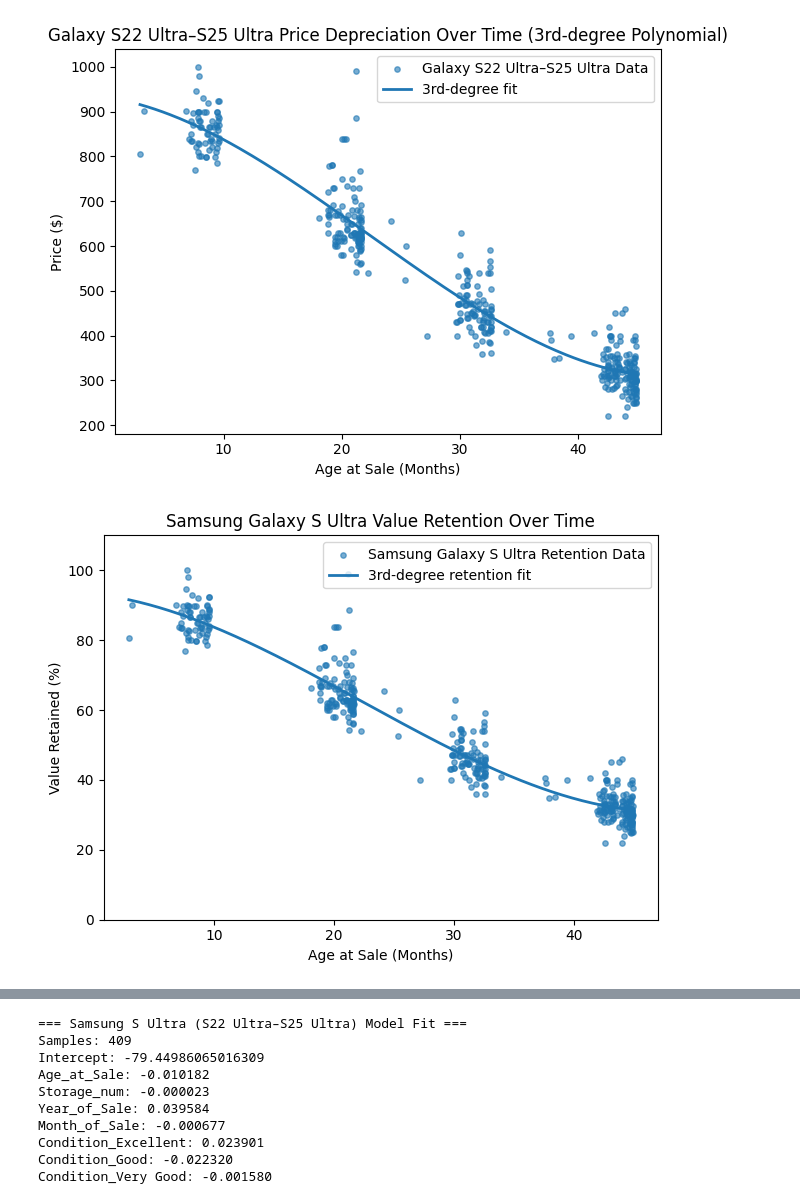
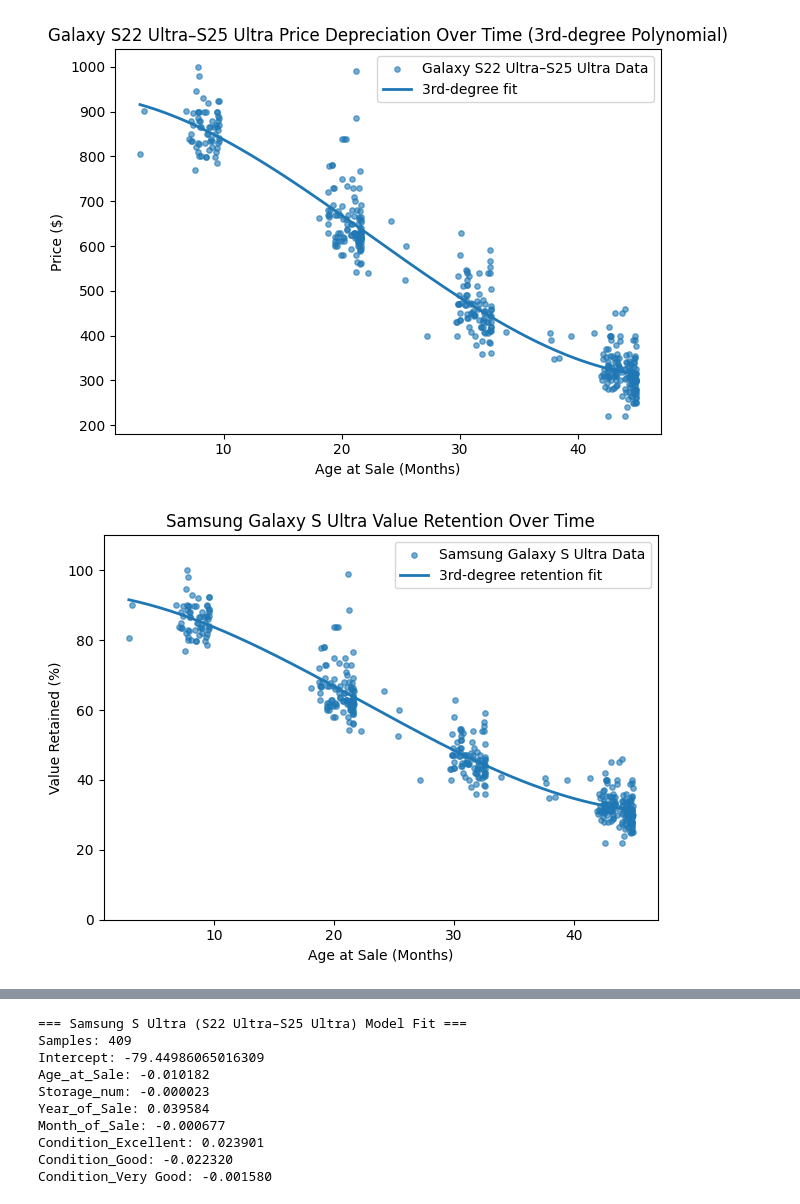
Before and after one commit to MengsrunNit/ebay-scrapping, a Jupyter notebook: Samsung Data/Samsung_S_ultra/Samsung_S_Ultra.ipynb, the cells around one changed output, grey strips where cells are left out. Cells and saved outputs as stored; diff of their text form; code cells hidden in the pictures.

```diff
--- a/Samsung Data/Samsung_S_ultra/Samsung_S_Ultra.ipynb
+++ b/Samsung Data/Samsung_S_ultra/Samsung_S_Ultra.ipynb
@@ -419,32 +419,32 @@ retention = (y / original_price) * 100.0
 degree = 3
 coeffs = np.polyfit(x, retention, degree)
 poly_eq = np.poly1d(coeffs)
 
 # Smooth line
 x_line = np.linspace(x.min(), x.max(), 200)
 y_line = poly_eq(x_line)
 
 # -------------------------------
 # Plot
 # -------------------------------
-plt.scatter(x, retention, s=15, alpha=0.6, label='Samsung Galaxy S Ultra Retention Data')
+plt.scatter(x, retention, s=15, alpha=0.6, label='Samsung Galaxy S Ultra Data')
 plt.plot(x_line, y_line, linewidth=2, label=f'{degree}rd-degree retention fit')
 
 plt.xlabel('Age at Sale (Months)')
 plt.ylabel('Value Retained (%)')
 plt.title('Samsung Galaxy S Ultra Value Retention Over Time')
 plt.ylim(0, 110)
 
 # ⭐ Fix legend in the top-right corner
 plt.legend(loc='upper right')
 
 
 import os
 # Save figure
 os.makedirs('output', exist_ok=True)
 plt.savefig('output/samsung_s_ultra_value_retention_polynomial_fit.png', dpi=300)
 
 plt.tight_layout()
 plt.show()
 # %% [output]
-[figure, old version]
+[figure, new version]
```
Also changed, not shown: parts of 4 cells of this notebook, 28 other files.
